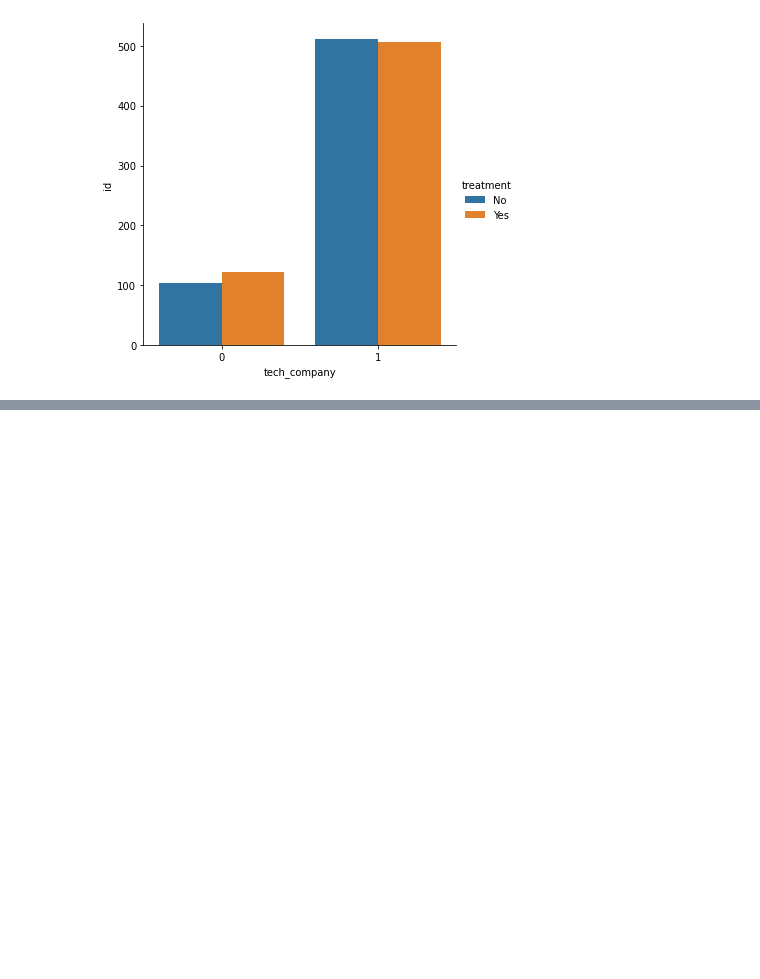
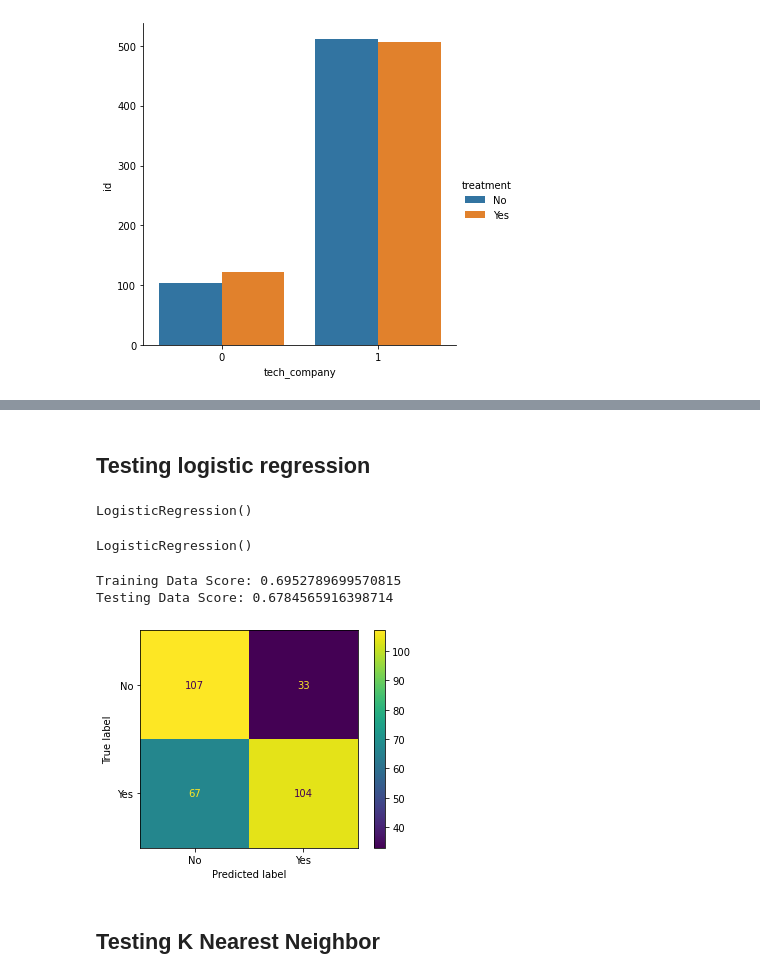
Before and after one commit to nappytrails/machines_for_mental_health, a Jupyter notebook: machine_learning.ipynb, the cells around one changed output, grey strips where cells are left out. Drawn from its saved outputs; the diff is of its cells as text; code cells hidden in the pictures; blank space fills up the shorter version.

Commit message:
add logistic regression

```diff
--- a/machine_learning.ipynb
+++ b/machine_learning.ipynb
@@ -148,0 +186,6 @@ for c in columns:
+# %%
+# Scale the train and test features
+scaler = StandardScaler().fit(X_train)
+X_train_scaled = scaler.transform(X_train)
+X_test_scaled = scaler.transform(X_test)
+X_train_scaled
@@ -148,0 +206,34 @@ for c in columns:
+# %% [markdown]
+## Testing logistic regression
+# %%
+# Initiate logistic regression model
+logistic_regression = LogisticRegression()
+logistic_regression
+# %% [output]
+LogisticRegression()
+# %%
+# Train the logistic regression model
+logistic_regression.fit(X_train_scaled, y_train)
+# %% [output]
+LogisticRegression()
+# %%
+# Make preditions
+y_pred_lg = logistic_regression.predict(X_test_scaled)
+# %%
+# Compare training data with test data
+print(f"Training Data Score: {logistic_regression.score(X_train_scaled, y_train)}")
+print(f"Testing Data Score: {logistic_regression.score(X_test_scaled, y_test)}")
+# %% [output]
+Training Data Score: 0.6952789699570815
+Testing Data Score: 0.6784565916398714
+# %%
+logistic_regression_cm = confusion_matrix(y_test, y_pred_lg, labels=logistic_regression.classes_)
+disp = ConfusionMatrixDisplay(confusion_matrix=logistic_regression_cm,
+                              display_labels=logistic_regression.classes_)
+disp.plot()
+
+plt.show()
+# %% [output]
+[figure, added]
+# %% [markdown]
+## Testing K Nearest Neighbor
```
Also changed, not shown: parts of 11 cells of this notebook, 2 other files.
